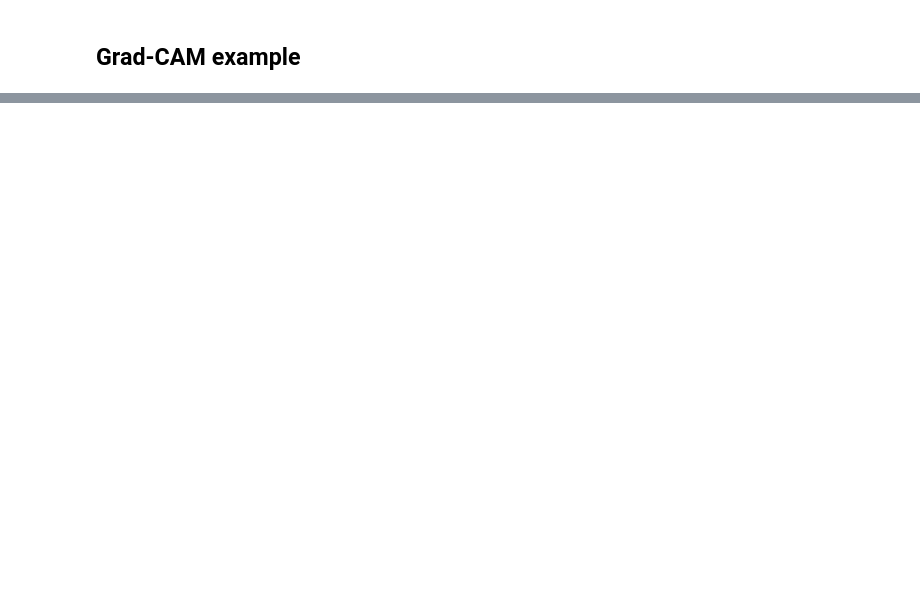
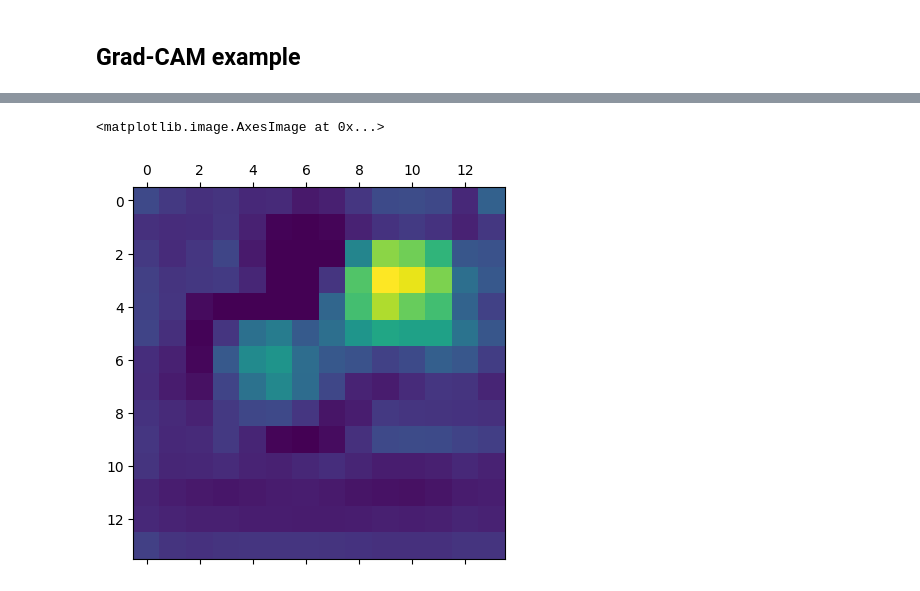
Before and after one commit to geraldmc/irilab2026, a Jupyter notebook: example/Grad_CAM/grad_cam.ipynb, the cells around one changed output, grey strips where cells are left out. Drawn from its saved outputs; the diff is of its cells as text; code cells hidden in the pictures; blank space fills up the shorter version.

```diff
--- a/example/Grad_CAM/grad_cam.ipynb
+++ b/example/Grad_CAM/grad_cam.ipynb
@@ -124,0 +226,4 @@ pred = vgg(img).argmax(dim=1)
+# %%
+# weight the channels by corresponding gradients
+for i in range(512):
+    activations[:, i, :, :] *= pooled_gradients[i]
@@ -124,0 +232,7 @@ pred = vgg(img).argmax(dim=1)
+# %%
+# average the channels of the activations
+heatmap = torch.mean(activations, dim=1).squeeze()
+# %%
+# relu on top of the heatmap
+# expression (2) in https://arxiv.org/pdf/1610.02391.pdf
+heatmap = np.maximum(heatmap, 0)
@@ -124,0 +241,3 @@ pred = vgg(img).argmax(dim=1)
+# %%
+# normalize the heatmap
+heatmap /= torch.max(heatmap)
@@ -124,0 +248,6 @@ pred = vgg(img).argmax(dim=1)
+# %%
+# draw the heatmap
+plt.matshow(heatmap.squeeze())
+# %% [output]
+<matplotlib.image.AxesImage at 0x...>
+[figure, added]
```
Also changed, not shown: parts of 25 cells of this notebook, 1 other file.
